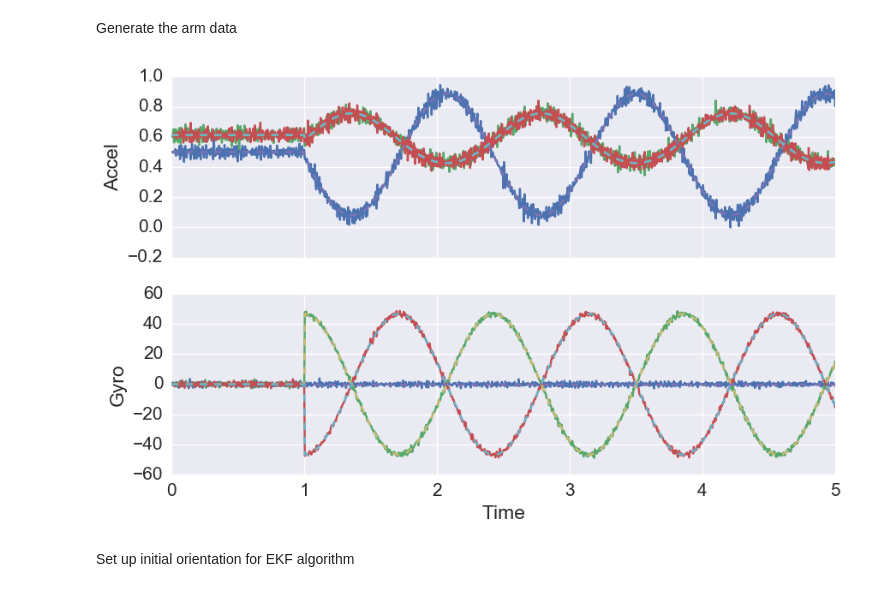
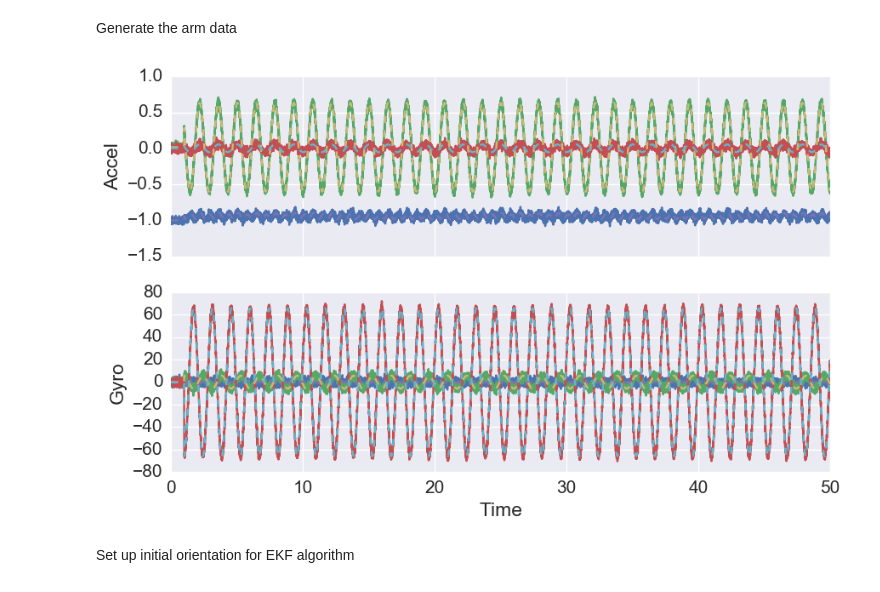
Before and after one commit to DaveBuckingham/fish, a Jupyter notebook: algorithms/test_imu_algorithms.ipynb, the cells around one changed output. Cells and saved outputs as stored; diff of their text form; code cells hidden in the pictures.

Commit message:
Beginning to really tune the parameters in each algorithm

```diff
--- a/algorithms/test_imu_algorithms.ipynb
+++ b/algorithms/test_imu_algorithms.ipynb
@@ -25,8 +25,8 @@ imu = IMU_test_data((0, 50, 1.0/200))
 # %% [markdown]
 Initial chip orientation
 # %%
-roll0 = np.deg2rad(45) # (-85)
-pitch0 = np.deg2rad(30) # (-93)
+roll0 = np.deg2rad(85) # (-85)
+pitch0 = np.deg2rad(-89) # (-93)
 yaw0 = np.deg2rad(0)
 # %%
 Rx = np.array([[1, 0, 0],
@@ -55,7 +55,7 @@ print np.rad2deg([r, p, y])
 # %% [markdown]
 Set up noise parameters
 # %%
-imu.set_noise_params(gyrorms=1.0,          # deg/sec
+imu.set_noise_params(gyrorms=2.0,          # deg/sec
                      gyrofreq=20.0,        # Hz
                      gyrodriftrms=0.0,     # deg/sec
                      gyrodriftfreq=0.1,    # Hz
@@ -72,17 +72,17 @@ imu.generate_arm_data(alpham=np.deg2rad(15), # 15deg
 # %%
 fig, ax = plt.subplots(2,1, sharex=True)
 ax[0].plot(imu.t, imu.acc0)
 ax[0].plot(imu.t, imu.acc_nonoise, '--')
 ax[0].set_ylabel('Accel')
 
 ax[1].plot(imu.t, imu.gyro0)
 ax[1].plot(imu.t, imu.gyro_nonoise, '--')
 ax[1].set_ylabel('Gyro')
 ax[1].set_xlabel('Time')
-ax[0].set_xlim([0, 5])
+# ax[0].set_xlim([0, 5])
 plt.show()
 # %% [output]
-[figure, old version]
+[figure, new version]
 # %% [markdown]
 Set up initial orientation for EKF algorithm
 # %%
```
Also changed, not shown: parts of 18 cells of this notebook, 2 other files.
